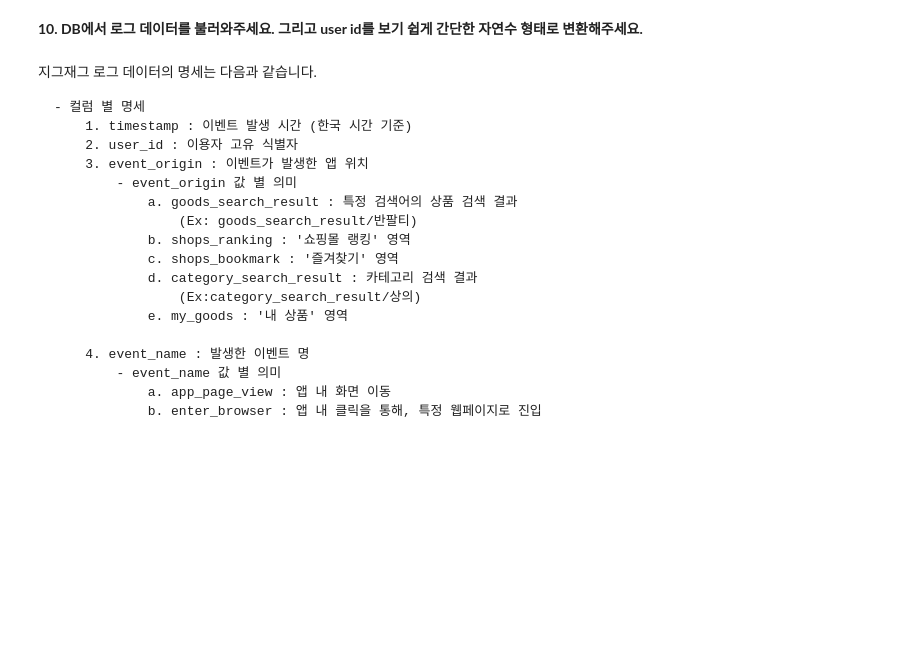
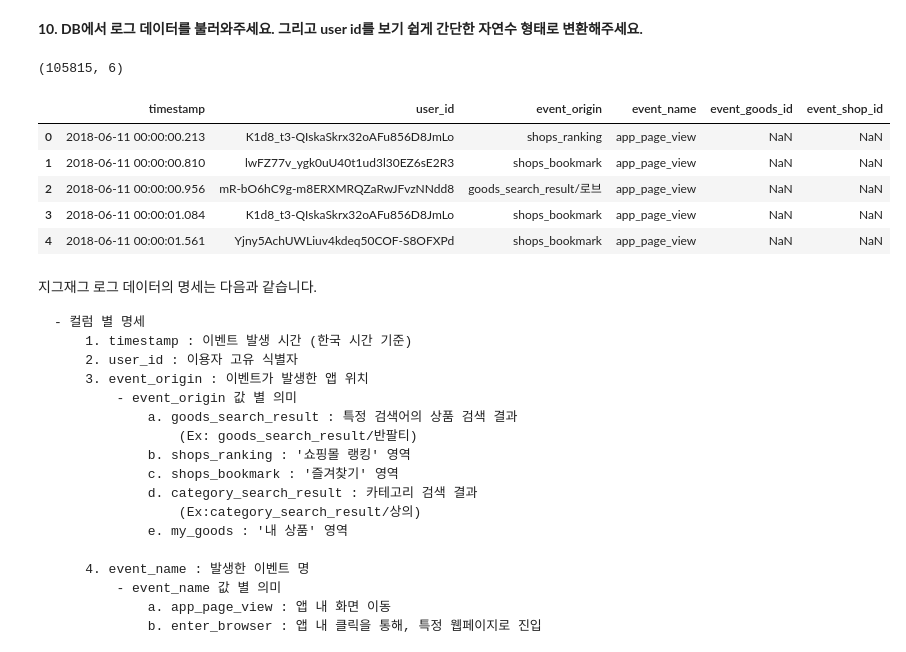
Before and after one commit to shoman2/Data-analysis_DSschool, a Jupyter notebook: 04_SQL-and-EDA/04_zigzag_SQL-and-EDA.ipynb, the cells around one changed output. Saved outputs shown, nothing was run; the diff lists cells and outputs as text; code cells hidden in the pictures; blank space fills up the shorter version.

```diff
--- a/04_SQL-and-EDA/04_zigzag_SQL-and-EDA.ipynb
+++ b/04_SQL-and-EDA/04_zigzag_SQL-and-EDA.ipynb
@@ -1117,0 +1116,14 @@ plt.savefig("dist.png", dpi = 400)
+# %%
+query = "SELECT * FROM 'log'"
+
+data_logs = pd.read_sql(query, connect)
+print(data_logs.shape)
+data_logs.head()
+# %% [output]
+(105815, 6)
+|  | timestamp | user_id | event_origin | event_name | event_goods_id | event_shop_id |
+| 0 | 2018-06-11 00:00:00.213 | K1d8_t3-QIskaSkrx32oAFu856D8JmLo | shops_ranking | app_page_view | NaN | NaN |
+| 1 | 2018-06-11 00:00:00.810 | lwFZ77v_ygk0uU40t1ud3l30EZ6sE2R3 | shops_bookmark | app_page_view | NaN | NaN |
+| 2 | 2018-06-11 00:00:00.956 | mR-bO6hC9g-m8ERXMRQZaRwJFvzNNdd8 | goods_search_result/로브 | app_page_view | NaN | NaN |
+| 3 | 2018-06-11 00:00:01.084 | K1d8_t3-QIskaSkrx32oAFu856D8JmLo | shops_bookmark | app_page_view | NaN | NaN |
+| 4 | 2018-06-11 00:00:01.561 | Yjny5AchUWLiuv4kdeq50COF-S8OFXPd | shops_bookmark | app_page_view | NaN | NaN |
```
Also changed, not shown: parts of 2 cells of this notebook.
